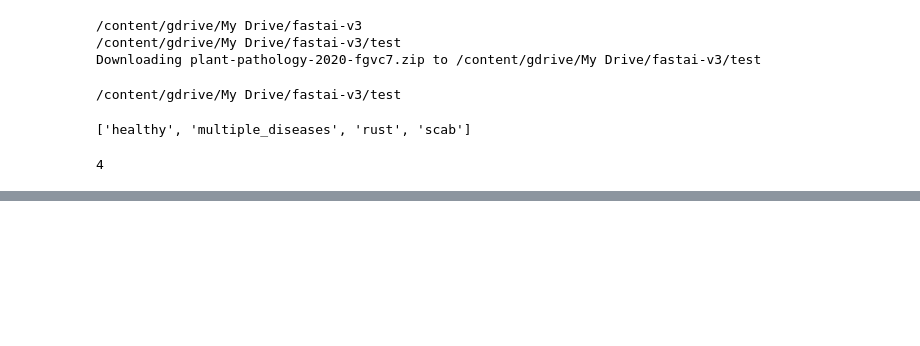
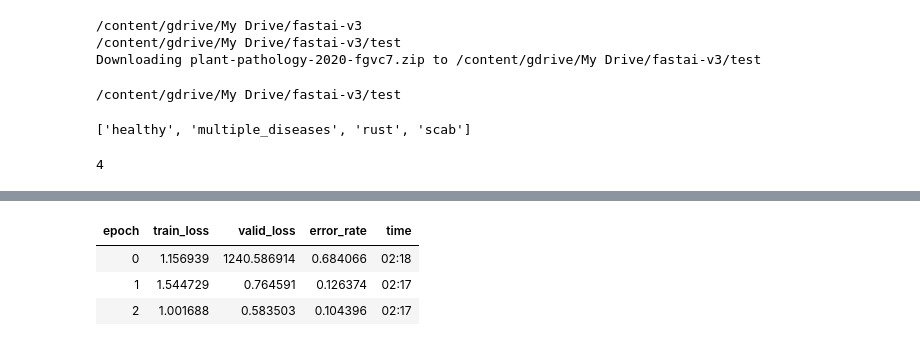
Before and after one commit to abdnafees/fastai-lesson2-hw, a Jupyter notebook: fastai_lesson2_apple_diseases.ipynb, the cells around one changed output, grey strips where cells are left out. Cells and saved outputs as stored; diff of their text form; code cells hidden in the pictures; blank space fills up the shorter version.

```diff
--- a/fastai_lesson2_apple_diseases.ipynb
+++ b/fastai_lesson2_apple_diseases.ipynb
@@ -179,0 +215,7 @@ learn.save('stage-2')
+# %%
+learn.fit_one_cycle(3, max_lr=slice(5e-05, 5e-02))
+# %% [output]
+| epoch | train_loss | valid_loss | error_rate | time |
+| 0 | 1.156939 | 1240.586914 | 0.684066 | 02:18 |
+| 1 | 1.544729 | 0.764591 | 0.126374 | 02:17 |
+| 2 | 1.001688 | 0.583503 | 0.104396 | 02:17 |
```
Also changed, not shown: parts of 25 cells of this notebook.
